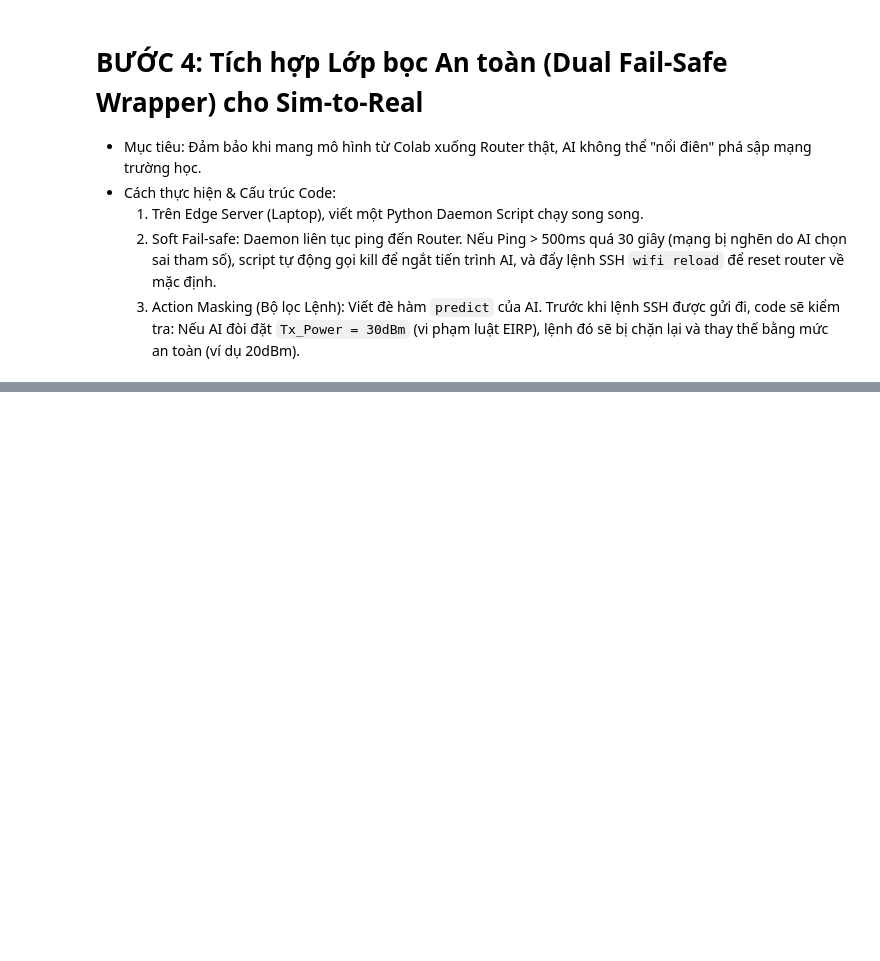
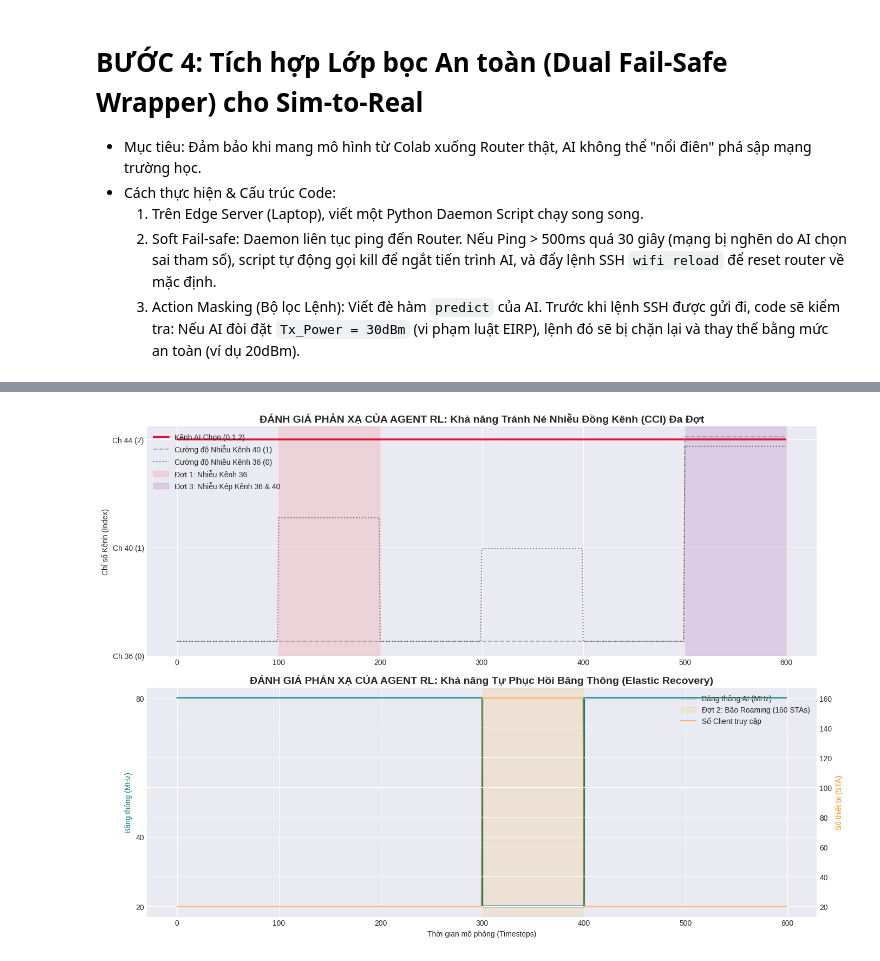
Before and after one commit to student242107-cell/KHKT_2026_WIFI_RL, a Jupyter notebook: notebooks/training_digital_twin.ipynb, the cells around one changed output, grey strips where cells are left out. Saved outputs shown, nothing was run; the diff lists cells and outputs as text; code cells hidden in the pictures; blank space fills up the shorter version.

```diff
--- a/notebooks/training_digital_twin.ipynb
+++ b/notebooks/training_digital_twin.ipynb
@@ -815,29 +957,29 @@ import gymnasium as gym
 from gymnasium import spaces
 from stable_baselines3 import PPO
 import matplotlib.pyplot as plt
+from typing import Any
 
 print("=== BƯỚC 4.6 (NÂNG CẤP): KIỂM THỬ ĐỘ ĐÀN HỒI (PULSE CHAOS TESTING) ===")
 
-# --- 1. TẠO KỊCH BẢN THẢM HỌA NHIỀU ĐỢT (600 STEPS) ---
 def load_multi_wave_chaos():
     data = []
     for step in range(600):
-        # Mặc định mạng bình yên
-        noise = [0.1, 0.1, 0.1]
+        noise = [0.06, 0.06, 0.06]
         sta = 20
 
-        # Đợt 1: Bão nhiễu tàn phá Kênh 1 (Step 100-200)
+        # Đợt 1 (Step 100-200): Bão nhiễu đơn kênh tấn công Kênh 36 (Index 0)
         if 100 <= step < 200:
-            noise[1] = 0.95
+            noise[0] = 0.58
 
-        # Đợt 2: Bão Roaming khổng lồ (Step 300-400)
+        # Đợt 2 (Step 300-400): Bão Roaming khổng lồ (160 thiết bị)
         elif 300 <= step < 400:
             sta = 160
+            noise[0] = 0.45
 
-        # Đợt 3: Bão nhiễu kép tấn công cả Kênh 0 và Kênh 1 (Step 500-600)
+        # Đợt 3 (Step 500-600): Bão nhiễu kép tấn công CẢ Kênh 36 (0) VÀ Kênh 40 (1)
         elif 500 <= step < 600:
-            noise[0] = 0.85
-            noise[1] = 0.90
+            noise[0] = 0.88
+            noise[1] = 0.92
 
         data.append({
             'step': step,
@@ -846,7 +988,7 @@ def load_multi_wave_chaos():
         })
     return pd.DataFrame(data)
 
-# --- 2. XÂY DỰNG MÔI TRƯỜNG CHẤM ĐIỂM ---
+
 class PulseChaosEnv(gym.Env):
     def __init__(self, df):
         super().__init__()
@@ -859,81 +1001,77 @@ class PulseChaosEnv(gym.Env):
         )
         self.history = []
 
-    def reset(self, *, seed:int | None = None, options: dict[str, Any] | None = None,) -> tuple[np.ndarray, dict[str, Any]]:
+    def _get_obs_at_step(self, step_idx):
+        row = self.df.iloc[step_idx]
+        ch0, ch1 = row['noise_ch0'], row['noise_ch1']
+        sta = float(row['sta_count'])
+
+        if ch0 > 0.80 and ch1 > 0.80:
+            # Đợt 3: Nhiễu kép cực đại trên cả Kênh 36 & 40
+            obs_pc, obs_retry, obs_airtime, is_break = 0.90, 0.72, 0.65, 0.0
+        elif sta > 100:
+            # Đợt 2: Bão Roaming
+            obs_pc, obs_retry, obs_airtime, is_break = 0.65, 0.55, 0.90, 1.0
+        elif ch0 > 0.40:
+            # Đợt 1: Nhiễu đơn kênh trên Kênh 36
+            obs_pc, obs_retry, obs_airtime, is_break = 0.55, 0.30, 0.55, 0.0
+        else:
+            # Mạng bình yên
+            obs_pc, obs_retry, obs_airtime, is_break = 0.06, 0.04, 0.25, 0.0
+
+        return np.array([-55.0, obs_pc, obs_retry, obs_airtime, sta, 9.0, 30.0, is_break], dtype=np.float32)
+
+    def reset(self, *, seed: int | None = None, options: dict[str, Any] | None = None) -> tuple[np.ndarray, dict[str, Any]]:
         super().reset(seed=seed)
         self.current_step = 0
         self.history = []
-        return np.array([-70.0, 0.1, 0.05, 0.4, 20, 8, 15, 0], dtype=np.float32), {}
+        return self._get_obs_at_step(0), {}
 
     def step(self, action):
         row = self.df.iloc[self.current_step]
-        channel_idx = action[0]
-        bw_idx = action[1]
-
-        actual_noise = [row['noise_ch0'], row['noise_ch1'], row['noise_ch2']][channel_idx]
-        actual_sta = row['sta_count']
-
-        base_throughput = 50.0 if bw_idx == 0 else (100.0 if bw_idx == 1 else 200.0)
-
-        if bw_idx == 2 and actual_sta > 100:
-            actual_noise = min(0.99, actual_noise + 0.5)
-        elif bw_idx == 1 and actual_sta > 100:
-            actual_noise = min(0.99, actual_noise + 0.2)
-
-        p_c = min(1.0, actual_noise + (actual_sta * 0.005))
+        channel_idx = int(action[0])
+        bw_idx = int(action[1])
 
         self.history.append({
             'step': self.current_step,
             'chosen_channel': channel_idx,
             'chosen_bw': [20, 40, 80][bw_idx],
-            'env_sta': actual_sta,
+            'env_sta': row['sta_count'],
             'env_noise_ch0': row['noise_ch0'],
             'env_noise_ch1': row['noise_ch1']
         })
 
         self.current_step += 1
         terminated = bool(self.current_step >= len(self.df))
-        state = np.array([-65.0, p_c, 0.05, 0.4, actual_sta, 8, 15, 0], dtype=np.float32)
-        return state, 0.0, terminated, False, {}
+        next_obs = self._get_obs_at_step(self.current_step - 1 if terminated else self.current_step)
+        return next_obs, 0.0, terminated, False, {}
 
-# --- 3. ĐÁNH GIÁ (INFERENCE) VỚI BEST_MODEL ---
+
 test_df = load_multi_wave_chaos()
 env = PulseChaosEnv(test_df)
-
-try:
-    # Dùng chính best_model.zip xịn nhất bạn vừa train
-    model = PPO.load("./saved_models/best_model.zip")
-    print("[*] Đã tải thành công 'Bộ não AI' (best_model.zip) để làm bài test Cuối kỳ!")
-except:
-    print("[!] Không tìm thấy best_model.zip.")
-    exit()
+model = PPO.load("./saved_models/best_model.zip")
 
 obs, _ = env.reset()
 done = False
+while not done:
+    action, _ = model.predict(obs, deterministic=True)
+    obs, _, done, _, _ = env.step(action)
 
-while not done:
-    # Cờ deterministic=True: Dùng phản xạ 100% thay vì tò mò random
-    action, _states = model.predict(obs, deterministic=True)
-    obs, reward, done, _, info = env.step(action)
-
-# --- 4. TRỰC QUAN HÓA BẢN BÁO CÁO KHKT XUẤT SẮC ---
 df_res = pd.DataFrame(env.history)
 plt.style.use('seaborn-v0_8-darkgrid')
 fig, (ax1, ax2) = plt.subplots(2, 1, figsize=(14, 10))
 
-# Biểu đồ 1: Sự đàn hồi khi Chọn Kênh
 ax1.plot(df_res['step'], df_res['chosen_channel'], color='crimson', drawstyle='steps-post', linewidth=2.5, label='Kênh AI Chọn (0,1,2)')
-ax1.plot(df_res['step'], df_res['env_noise_ch1'] * 2.5, color='grey', alpha=0.5, linestyle='--', label='Cường độ Nhiễu Kênh 40')
-ax1.plot(df_res['step'], df_res['env_noise_ch0'] * 2.5, color='black', alpha=0.5, linestyle=':', label='Cường độ Nhiễu Kênh 36')
+ax1.plot(df_res['step'], df_res['env_noise_ch1'] * 2.2, color='grey', alpha=0.6, linestyle='--', label='Cường độ Nhiễu Kênh 40 (1)')
+ax1.plot(df_res['step'], df_res['env_noise_ch0'] * 2.2, color='black', alpha=0.5, linestyle=':', label='Cường độ Nhiễu Kênh 36 (0)')
 ax1.set_title("ĐÁNH GIÁ PHẢN XẠ CỦA AGENT RL: Khả năng Tránh Né Nhiễu Đồng Kênh (CCI) Đa Đợt", fontsize=14, fontweight='bold')
 ax1.set_ylabel("Chỉ số Kênh (Index)")
 ax1.set_yticks([0, 1, 2])
 ax1.set_yticklabels(['Ch 36 (0)', 'Ch 40 (1)', 'Ch 44 (2)'])
-ax1.axvspan(100, 200, color='red', alpha=0.1) # Bão đợt 1
-ax1.axvspan(500, 600, color='red', alpha=0.1) # Bão đợt 3
+ax1.axvspan(100, 200, color='red', alpha=0.1, label='Đợt 1: Nhiễu Kênh 36')
+ax1.axvspan(500, 600, color='purple', alpha=0.12, label='Đợt 3: Nhiễu Kép Kênh 36 & 40')
 ax1.legend(loc="upper left")
 
-# Biểu đồ 2: Sự đàn hồi Băng thông
 ax2.plot(df_res['step'], df_res['chosen_bw'], color='teal', drawstyle='steps-post', linewidth=2.5, label='Băng thông AI (MHz)')
 ax2_twin = ax2.twinx()
 ax2_twin.plot(df_res['step'], df_res['env_sta'], color='darkorange', alpha=0.6, label='Số Client truy cập')
@@ -942,7 +1080,7 @@ ax2.set_xlabel("Thời gian mô phỏng (Timesteps)")
 ax2.set_ylabel("Băng thông (MHz)", color='teal')
 ax2_twin.set_ylabel("Số thiết bị (STA)", color='darkorange')
 ax2.set_yticks([20, 40, 80])
-ax2.axvspan(300, 400, color='orange', alpha=0.1) # Bão đợt 2
+ax2.axvspan(300, 400, color='orange', alpha=0.12, label='Đợt 2: Bão Roaming (160 STAs)')
 
 lines, labels = ax2.get_legend_handles_labels()
 lines2, labels2 = ax2_twin.get_legend_handles_labels()
@@ -951,3 +1089,4 @@ ax2.legend(lines + lines2, labels + labels2, loc="upper right")
 plt.tight_layout()
 plt.savefig("./wifi_rl_logs/pulse_chaos_test.png", dpi=300)
 plt.show()
+# %% [output]
@@ -953,0 +1094 @@ plt.show()
+[figure, added]
```
Also changed, not shown: parts of 6 cells of this notebook, 11 other files.
